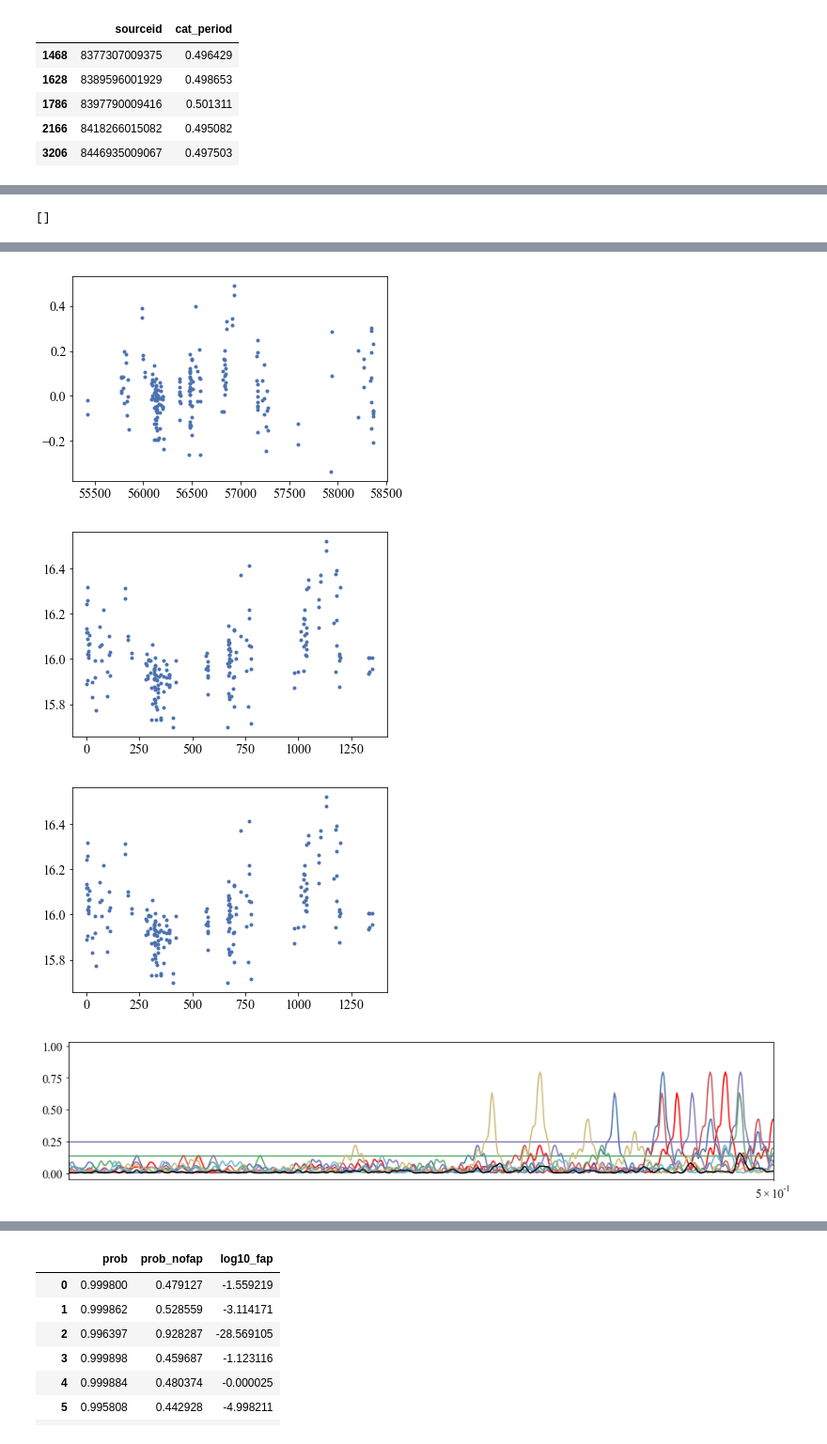
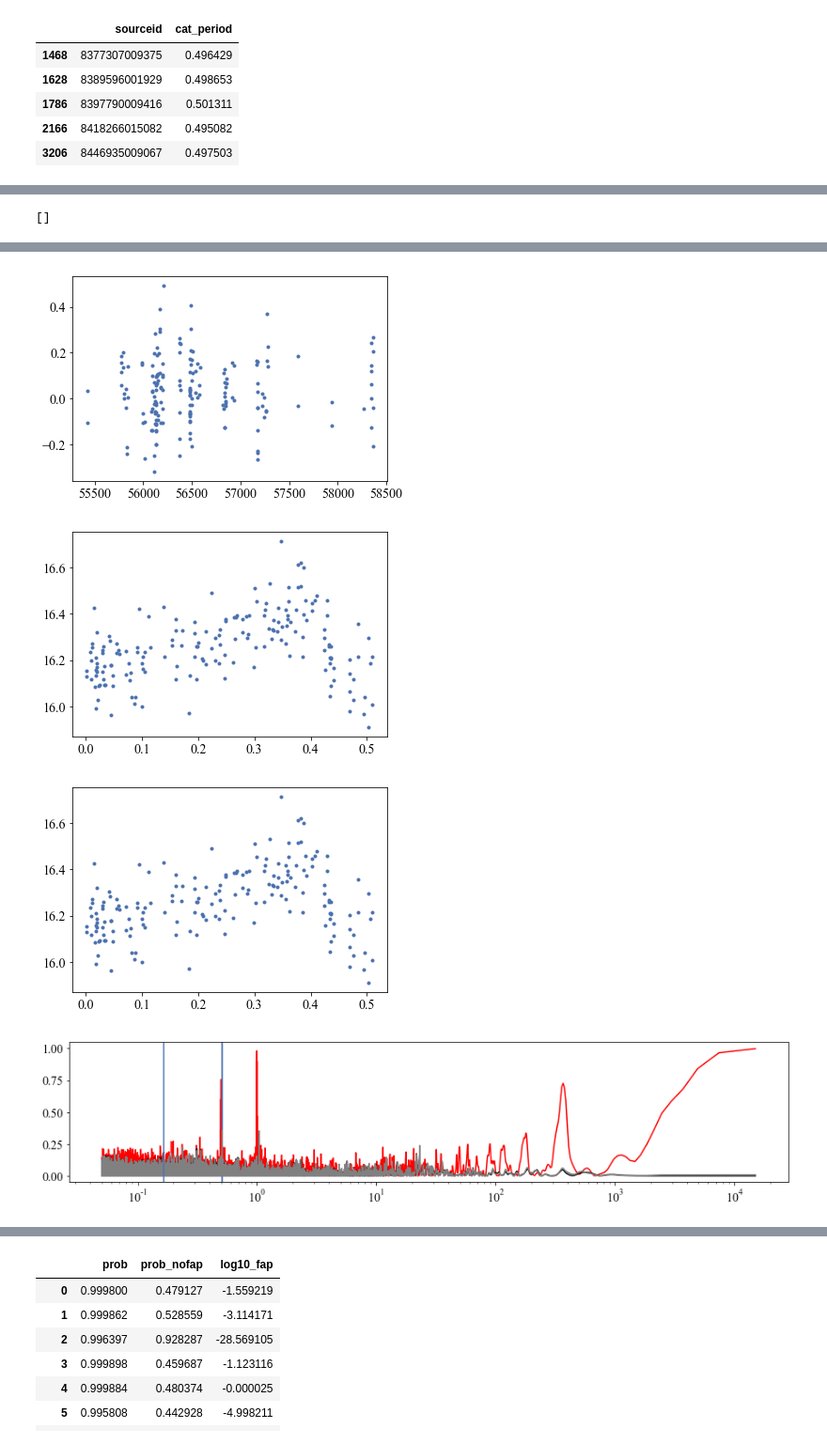
Before and after one commit to thomasmolnar/virac_classifier, a Jupyter notebook: test_notebooks/classifier_output.ipynb, the cells around one changed output, grey strips where cells are left out. Shown at 94% size. Cells and saved outputs as stored; diff of their text form; code cells hidden in the pictures.

```diff
--- a/test_notebooks/classifier_output.ipynb
+++ b/test_notebooks/classifier_output.ipynb
@@ -158,5 +152,5 @@ output[['sourceid','lsq_period']][(output['class']!='CONST')&(output['lsq_period
 # %%
-lcO=get_lightcurve(9270237007197)
+lcO=get_lightcurve(9274333030775)
 lcO['mag'] = lcO['mag'].astype(np.float64)
 lcO['emag'] = lcO['emag'].astype(np.float64)
 lc = lcO.copy()
@@ -171,12 +165,12 @@ pl=np.polyfit(lc['mjdobs'],lc['mag'],3,w=1./lc['emag'])
 plt.plot(lc['mjdobs'],lc['mag']-np.poly1d(pl)(lc['mjdobs']),'.')
 # print(np.max(lc['mjdobs'])-np.min(lc['mjdobs']))
 # plt.plot(lc['mjdobs'],lc['mag']-np.poly1d(pl)(lc['mjdobs']),'.')
+freq,npower = LombScargle(lc['mjdobs'],lc['mag']-0.*np.poly1d(pl)(lc['mjdobs']),lc['emag']).autopower(maximum_frequency=20.,
+                                                                                                  minimum_frequency=0.000066667)
 freq,power = LombScargle(lc['mjdobs'],lc['mag']-np.poly1d(pl)(lc['mjdobs']),lc['emag']).autopower(maximum_frequency=20.,
-                                                                                                  minimum_frequency=0.00066667,
-                                                                                                  nyquist_factor=10)
+                                                                                                  minimum_frequency=0.000066667)
 freq,wpower = LombScargle(lc['mjdobs'],np.ones_like(lc['mag']),lc['emag'],center_data=False, fit_mean=False).autopower(
-    maximum_frequency=20.,minimum_frequency=0.00066667,
-                                                                                                  nyquist_factor=10)
+                          maximum_frequency=20.,minimum_frequency=0.000066667)
 ss=source_feat_extract([0.,0.,lcO],config,ls_kwargs={'minimum_frequency':0.00066667,'maximum_frequency':20.},
                    method_kwargs={'irreg':True}, lomb_kwargs={'period_tol':0.,'freq_max':0., 'poly_detrend':False});
 print(ss['lsq_period'])
@@ -200,10 +194,14 @@ plt.plot(lc['mjdobs']%ss['lsq_period'],lc['mag'],'.')
 # print(ss['log10_fap_ls'])
 
 ss=source_feat_extract([0.,0.,lcO],config,ls_kwargs={'minimum_frequency':0.00066667,'maximum_frequency':20.},
-                   method_kwargs={'irreg':True}, lomb_kwargs={'period_tol':0.,'freq_max':1./200., 'poly_detrend':False});
+                   method_kwargs={'irreg':True}, lomb_kwargs={'period_tol':0.,'freq_max':1./200., 'poly_detrend':True});
 print(ss['lsq_period'])
 print(ss['log10_fap_ls'])
 
+# ss=source_feat_extract([0.,0.,lcO],config,ls_kwargs={'minimum_frequency':0.00066667,'maximum_frequency':20.},
+#                    method_kwargs={'irreg':True}, lomb_kwargs={'period_tol':0.,'freq_max':1./200., 'poly_detrend':False});
+# print(ss['lsq_period'])
+# print(ss['log10_fap_ls'])
 
 from scipy.signal import find_peaks
 fp = find_peaks(power)[0]
@@ -217,7 +215,7 @@ from fine_classif.feat_extract.lc_utils import is_window_function_peak, is_windo
 # print(is_window_function_peak_v2(lc['mjdobs'],lc['mag']-np.poly1d(pl)(lc['mjdobs']),lc['emag'],
 #                               bf,bfp))
 
-bfL = bf[bf>10.]
+bfL = bf[bf>200.]
 print(bfL)
 # print(bfL)
 plt.figure()
@@ -225,7 +223,7 @@ plt.plot(lc['mjdobs']%ss['lsq_period'],lc['mag'],'.')
 plt.figure(figsize=[15.,3.])
 
 plt.plot(1./freq, wpower, color='r')
-for ii in range(len(bfL))[:3]:
+for ii in range(len(bfL))[:0]:
 #     print(is_window_function_peak_v2(lc['mjdobs'],lc['mag']-np.poly1d(pl)(lc['mjdobs']),lc['emag'],
 #                                   bf-bfL[ii],bfp))
 #     print(is_window_function_peak_v2(lc['mjdobs'],lc['mag']-np.poly1d(pl)(lc['mjdobs']),lc['emag'],
@@ -234,18 +232,22 @@ for ii in range(len(bfL))[:3]:
     plt.plot(1./(freq-1./bfL[ii]), wpower)
 
 plt.axvline(ss['lsq_period'])
-plt.axvline(ss['lsq_period']/3.)
+plt.axvline(ss['lsq_period'])
 # plt.plot(1./(freq-1./2939.), wpower)
 # plt.plot(1./(freq+1./2939.), wpower)
 
 plt.plot(1./freq, power, color='k')
+plt.plot(1./freq, npower, color='gray')
+plt.axvline(0.16621208)
 
 # plt.plot(1./(freq-1./365.), wpower)
 # plt.xlim(-100.,4000.)
 
 # plt.xlim(ss['lsq_period']*0.99,ss['lsq_period']*1.01)
 
-plt.xlim(0.49,0.5)
+# plt.xlim(0.165,0.167)
+# plt.xlim(1.1,1.2)
+# plt.axvline(0.9999/3.)
 # plt.xlim(0.1,1500.)
 # plt.xlim(0.1,2.)
 plt.semilogx()
@@ -262,4 +274,4 @@ plt.semilogx()
-[figure, old version]
+[figure, new version]
-[figure, old version]
+[figure, new version]
-[figure, old version]
+[figure, new version]
-[figure, old version]
+[figure, new version]
```
Also changed, not shown: parts of 10 cells of this notebook, 3 other files.
